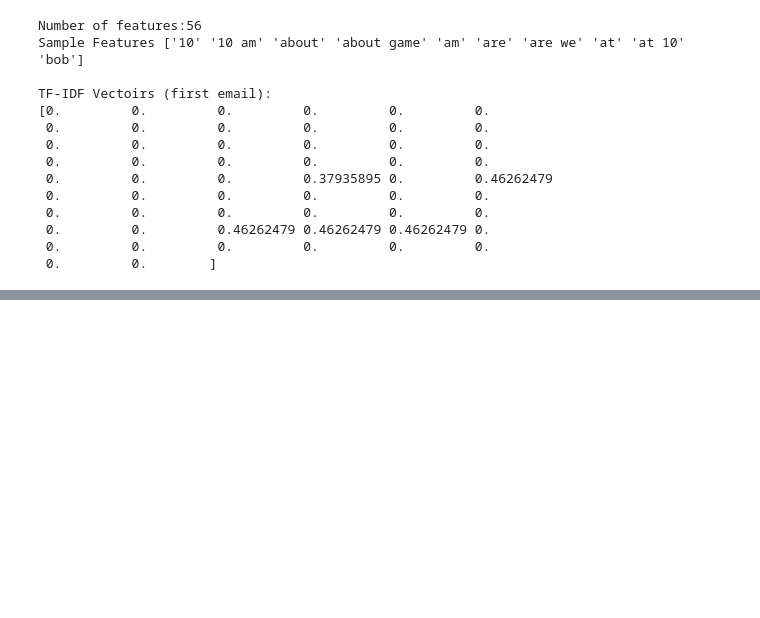
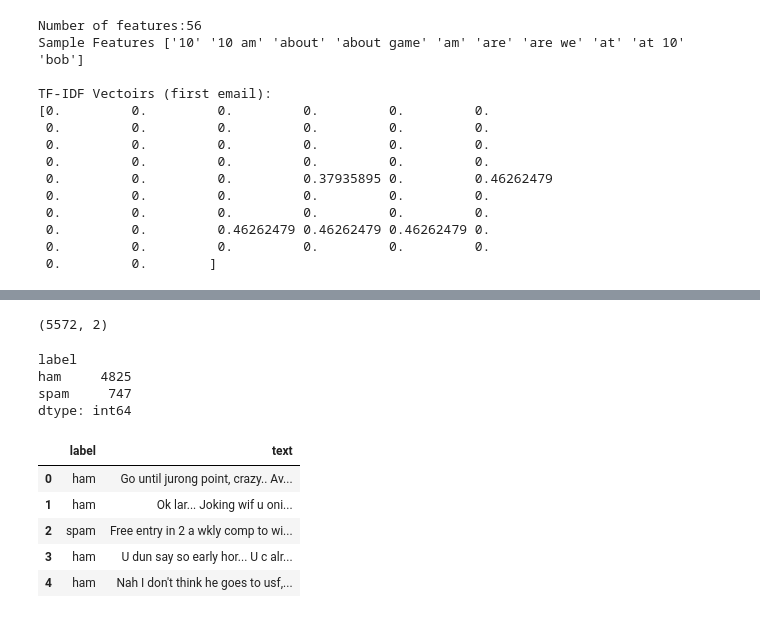
Before and after one commit to vishnusai2005/NAVIE_BYES_NLP, a Jupyter notebook: NLP_NAIVE_BYES_CLASSIFIER.ipynb, the cells around one changed output, grey strips where cells are left out. Saved outputs shown, nothing was run; the diff lists cells and outputs as text; code cells hidden in the pictures; blank space fills up the shorter version.

```diff
--- a/NLP_NAIVE_BYES_CLASSIFIER.ipynb
+++ b/NLP_NAIVE_BYES_CLASSIFIER.ipynb
@@ -220,0 +223,8 @@ weighted avg       1.00      1.00      1.00         2
+# %%
+#download and load sms spam collection dataset in colab
+
+# Step 1: Download and unzip
+!wget https://archive.ics.uci.edu/ml/machine-learning-databases/00228/smsspamcollection.zip
+!unzip smsspamcollection.zip
+
+df = pd.read_csv('SMSSpamCollection', sep='\t', header=None, names=['label', 'text'])
@@ -220,0 +246,20 @@ weighted avg       1.00      1.00      1.00         2
+# %%
+print(df.shape)
+# %% [output]
+(5572, 2)
+# %%
+df.groupby('label').size()
+# %% [output]
+label
+ham     4825
+spam     747
+dtype: int64
+# %%
+df.head()
+# %% [output]
+|  | label | text |
+| 0 | ham | Go until jurong point, crazy.. Av... |
+| 1 | ham | Ok lar... Joking wif u oni... |
+| 2 | spam | Free entry in 2 a wkly comp to wi... |
+| 3 | ham | U dun say so early hor... U c alr... |
+| 4 | ham | Nah I don't think he goes to usf,... |
```
Also changed, not shown: parts of 7 cells of this notebook.
